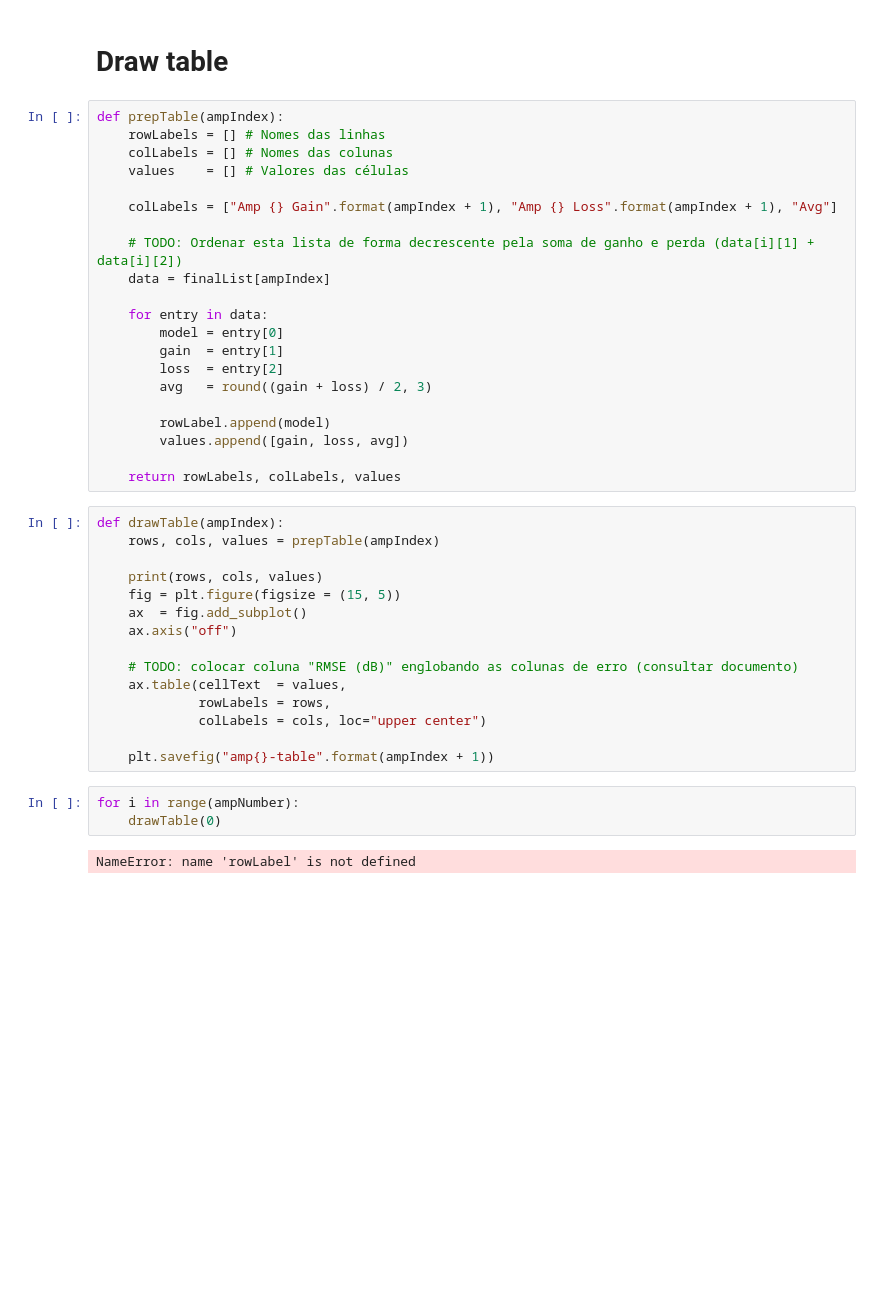
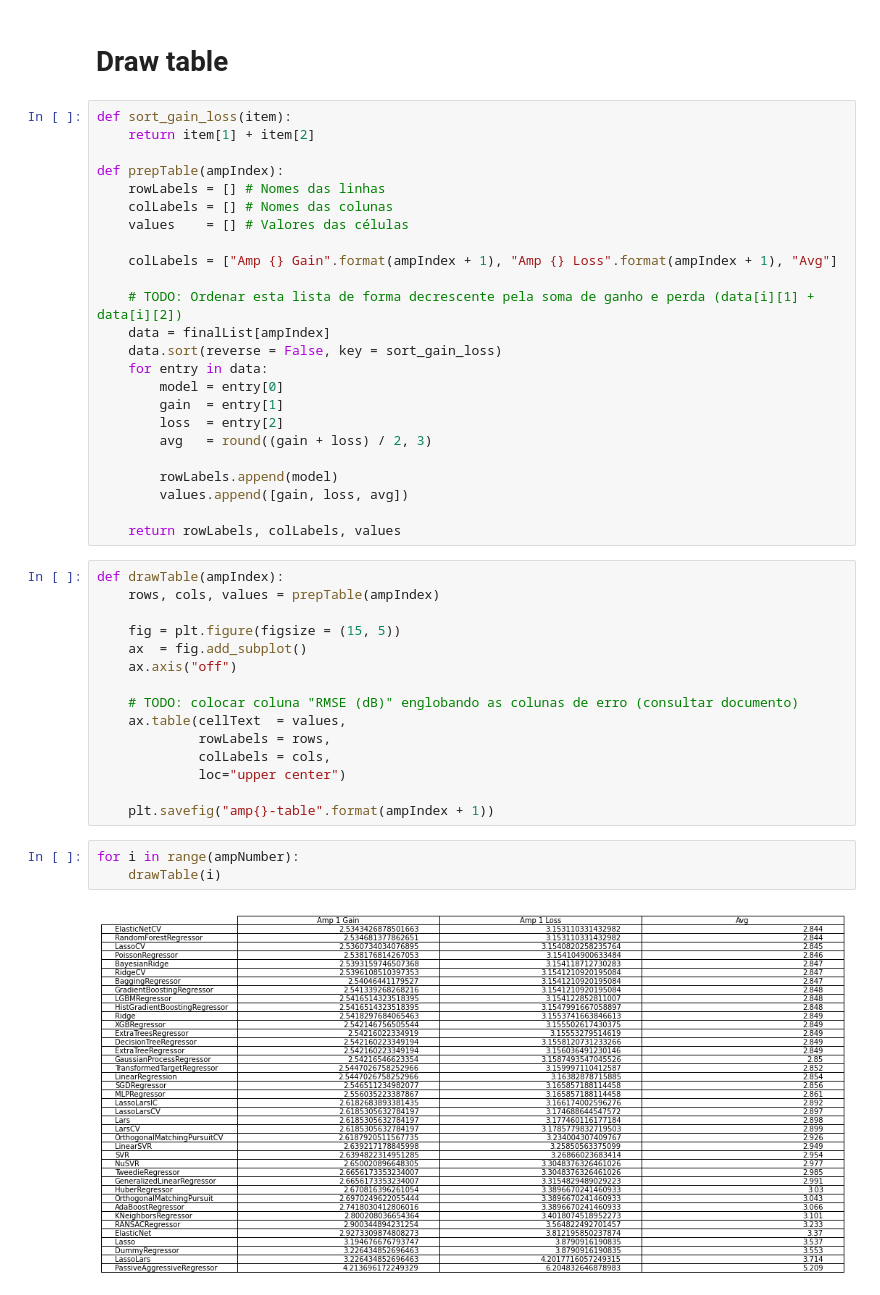
Before and after one commit to Leandro97/ACOPResults, a Jupyter notebook: Comparing Regressors/3amp/LazyPredict.ipynb, the cells around one changed output. Saved outputs shown, nothing was run; the diff lists cells and outputs as text; blank space fills up the shorter version.

Commit message:
Adding comparisson tables

```diff
--- a/Comparing Regressors/3amp/LazyPredict.ipynb
+++ b/Comparing Regressors/3amp/LazyPredict.ipynb
@@ -99,6 +107,9 @@ print(finalList[1][3]) #  [name, gain RMSE, loss RMSE] for model #4 of amp #2
 # %% [markdown]
 # Draw table
 # %%
+def sort_gain_loss(item):
+    return item[1] + item[2]
+
 def prepTable(ampIndex):
     rowLabels = [] # Nomes das linhas
     colLabels = [] # Nomes das colunas
@@ -108,14 +119,14 @@ def prepTable(ampIndex):
 
     # TODO: Ordenar esta lista de forma decrescente pela soma de ganho e perda (data[i][1] + data[i][2])
     data = finalList[ampIndex]
-
+    data.sort(reverse = False, key = sort_gain_loss)
     for entry in data:
         model = entry[0]
         gain  = entry[1]
         loss  = entry[2]
         avg   = round((gain + loss) / 2, 3)
 
-        rowLabel.append(model)
+        rowLabels.append(model)
         values.append([gain, loss, avg])
 
     return rowLabels, colLabels, values
@@ -123,7 +134,6 @@ def prepTable(ampIndex):
 def drawTable(ampIndex):
     rows, cols, values = prepTable(ampIndex)
 
-    print(rows, cols, values)
     fig = plt.figure(figsize = (15, 5))
     ax  = fig.add_subplot()
     ax.axis("off")
@@ -131,11 +141,12 @@ def drawTable(ampIndex):
     # TODO: colocar coluna "RMSE (dB)" englobando as colunas de erro (consultar documento)
     ax.table(cellText  = values,
              rowLabels = rows,
-             colLabels = cols, loc="upper center")
+             colLabels = cols,
+             loc="upper center")
 
     plt.savefig("amp{}-table".format(ampIndex + 1))
 # %%
 for i in range(ampNumber):
-    drawTable(0)
+    drawTable(i)
 # %% [output]
-NameError: name 'rowLabel' is not defined
+[figure, added]
```
Also changed, not shown: parts of 3 cells of this notebook, 10 other files.
